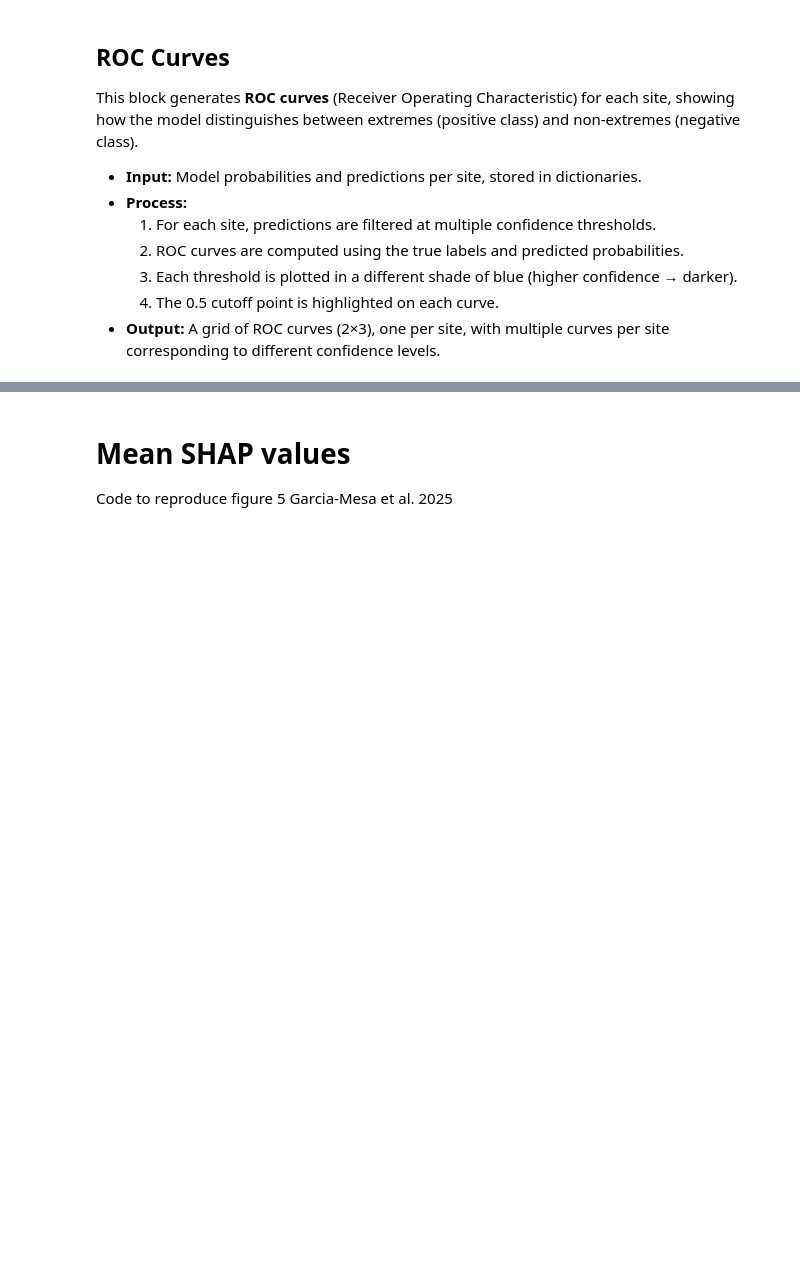
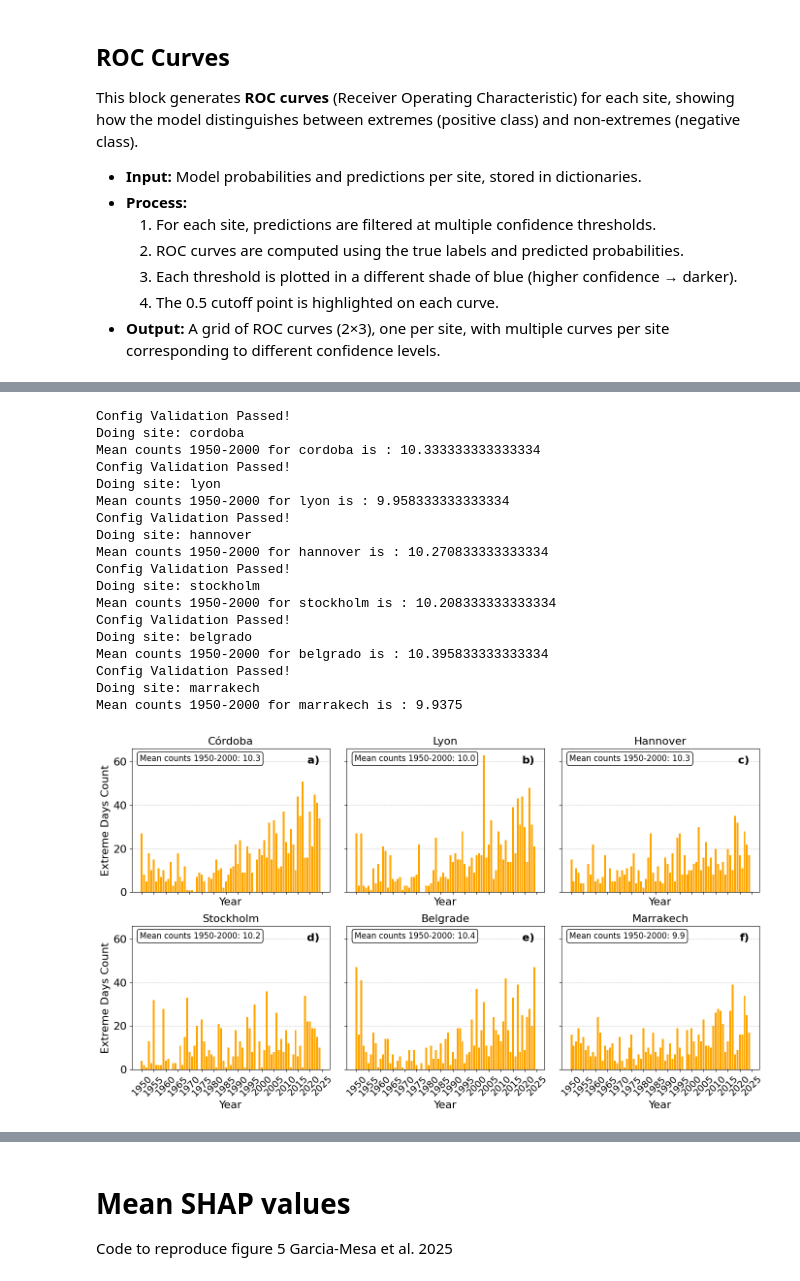
Before and after one commit to brunagravalos/quantifydrivershw-bruna, a Jupyter notebook: src/quantifydrivers/bruna_notebook/main_plots_bruna.ipynb, the cells around one changed output, grey strips where cells are left out. Cells and saved outputs as stored; diff of their text form; code cells hidden in the pictures; blank space fills up the shorter version.

```diff
--- a/src/quantifydrivers/bruna_notebook/main_plots_bruna.ipynb
+++ b/src/quantifydrivers/bruna_notebook/main_plots_bruna.ipynb
@@ -81,31 +84,44 @@ torch.backends.cuda.matmul.allow_tf32 = False
 # %%
-sites = ['cordoba', 'lyon', 'hannover', 'stockholm', 'belgrado', 'marrakech']
-sites_title = ['Córdoba', 'Lyon', 'Hannover', 'Stockholm', 'Belgrade', 'Marrakech']
+
+sites = ['cordoba','lyon','hannover','stockholm','belgrado','marrakech']
+
+sites_title = ['Córdoba', 'Lyon', 'Hannover', 'Stockholm', 'Belgrade','Marrakech']
 
 # Create subplots with shared axes
 fig, axes = plt.subplots(2, 3, figsize=(14, 8), sharey='row', sharex='col')
 axes = axes.flatten()
 
-date_range = pd.date_range(start='1950-01-01', end='2024-12-31', freq='D')
+date_range = pd.date_range(start=validated_cfg.dataset.start_date_train, end=validated_cfg.dataset.end_date_test, freq='D')
 filtered_dates = np.array([
     d for d in date_range
     if d.month in [6, 7, 8] and not (d.year == 2024 and d.month == 7 and d.day == 31)
 ])
 
-file_CO2 = "/gpfs/scratch/bsc32/bsc167965/data/daily_co2_JJA.nc"
-percentile = '90p'
+file_CO2 = os.path.join(validated_cfg.paths.base_folder, "aux", "co2")
+percentile = validated_cfg.percentile
 variables = ['swvl1','swvl2','swvl3']
 
 for i, site in enumerate(sites):
+
+    # Initialize & validate config
+    with initialize(version_base=None, config_path=rel_config_path):
+        cfg = compose(config_name="config",overrides=[f"site={site}"])
+    try:
+        validated_cfg = validate_schema(cfg)
+        print("Config Validation Passed!")
+
+    except Exception as e:
+        print("Config Validation Failed or validate_schema not imported.")
+
     print(f"Doing site: {site}")
-    file_local_scale = f"/gpfs/scratch/bsc32/bsc167965/data/era5land/lagged_anomalies_and_event_detection/{percentile}_{site}_lagged_standarized_anomalies_and_extreme_detection.nc"
+    #file_local_scale =os.path.join(validated_cfg.paths.base_folder, "era5land", validated_cfg.percentile, validated_cfg.site.name, f"{validated_cfg.percentile}_{validated_cfg.site.name}_lagged_standarized_anomalies_and_extreme_detection.nc")
+    file_local_scale =os.path.join(validated_cfg.paths.base_folder, "era5land", validated_cfg.percentile, validated_cfg.site.name)
     dataset = machine_learning.LocalScale_Dataset_extremes_location_swvl_averaged_including_CO2(file_path=file_local_scale,
-                                                                                                start_date="1950-01-03",
-                                                                                                end_date="2024-12-31",
-                                                                                                months=[6,7,8],
+                                                                                                start_date=validated_cfg.dataset.start_date_train,
+                                                                                                end_date=validated_cfg.dataset.end_date_test,
+                                                                                                months=validated_cfg.dataset.months,
                                                                                                 file_CO2=file_CO2,
-                                                                                                variables=variables,)
-
+                                                                                                variables=validated_cfg.dataset.variables_era5land,)
 
     y_true = dataset.labels
 
@@ -134,34 +150,55 @@ for i, site in enumerate(sites):
             fontsize=16,
             fontweight='bold',
             va='top',
             ha='right')
 
     # Only set ylabel for leftmost plots
     if i % 3 == 0:
         ax.set_ylabel('Extreme Days Count', fontsize=16)
 
     ax.xaxis.set_major_locator(ticker.MultipleLocator(5))  # every 5 years
     ax.tick_params(axis='x', labelsize=14)
     for tick in ax.get_xticklabels():
+
         tick.set_rotation(45)
 
     ax.tick_params(axis='y', labelsize=16)
     ax.grid(axis='y', linestyle='--', alpha=0.6)
 
     ax.text(0.04, 0.96,
                f"Mean counts 1950-2000: {mean_counts:.1f}",
                transform=ax.transAxes,
                fontsize=12,
                verticalalignment='top',
                bbox=dict(boxstyle="round", facecolor="white"))
 
     ax.set_ylim(0,66)
 
 
 #plt.suptitle("Yearly Extreme Count of the different Locations",fontsize=15)
 plt.tight_layout()
-#plt.savefig("/home/bsc/bsc167965/TFM/input_data/arnau-tfm/plots/90p_yearly_counts_extremes_locations.pdf")
+#plt.savefig(os.path.join(validated_cfg.paths.results_dir, "/plots/90p_yearly_counts_extremes_locations.pdf"))
 plt.show()
+# %% [output]
+Config Validation Passed!
+Doing site: cordoba
+Mean counts 1950-2000 for cordoba is : 10.333333333333334
+Config Validation Passed!
+Doing site: lyon
+Mean counts 1950-2000 for lyon is : 9.958333333333334
+Config Validation Passed!
+Doing site: hannover
+Mean counts 1950-2000 for hannover is : 10.270833333333334
+Config Validation Passed!
+Doing site: stockholm
+Mean counts 1950-2000 for stockholm is : 10.208333333333334
+Config Validation Passed!
+Doing site: belgrado
+Mean counts 1950-2000 for belgrado is : 10.395833333333334
+Config Validation Passed!
+Doing site: marrakech
+Mean counts 1950-2000 for marrakech is : 9.9375
+[figure, added]
 # %%
 number_lags = 3  # (used in figure save name)
 
```
Also changed, not shown: parts of 4 cells of this notebook, 16 other files.
